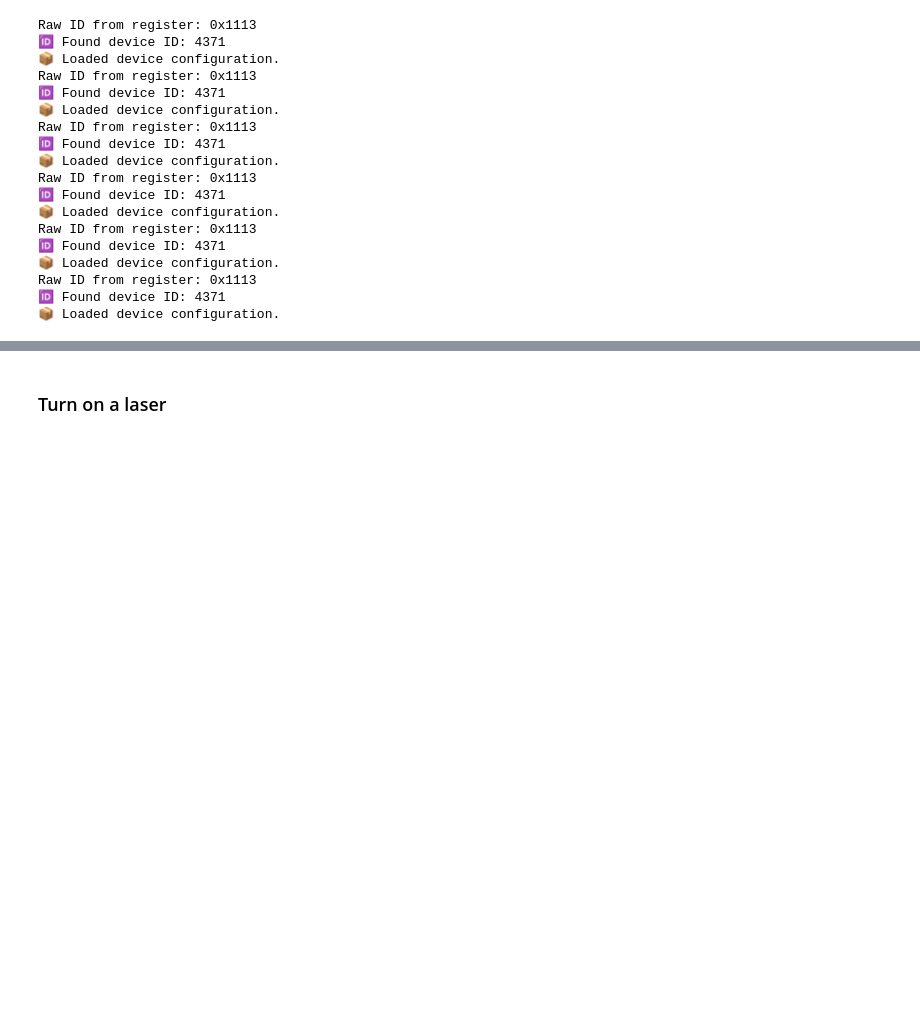
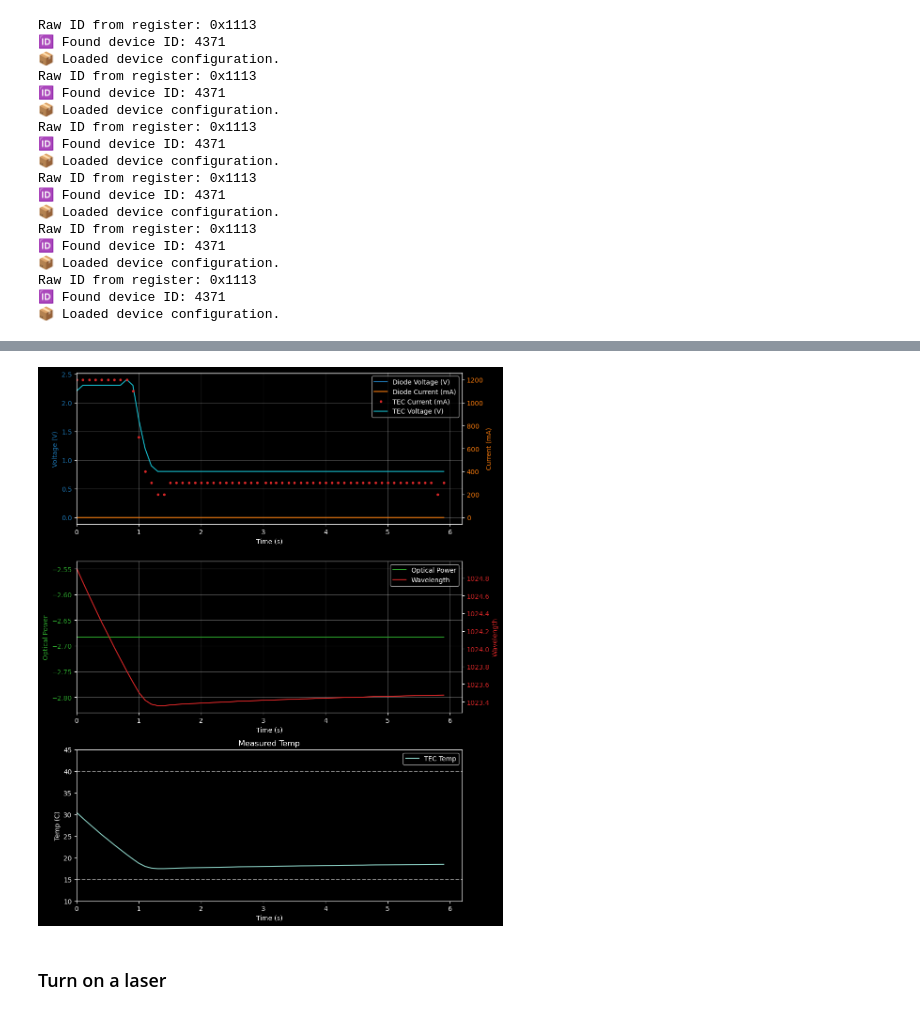
Before and after one commit to CaltechOpticalObservatories/hispec-fib, a Jupyter notebook: ait/photonic_testing/photonic_testing_template.ipynb, the cells around one changed output, grey strips where cells are left out. Cells and saved outputs as stored; diff of their text form; code cells hidden in the pictures; blank space fills up the shorter version.

```diff
--- a/ait/photonic_testing/photonic_testing_template.ipynb
+++ b/ait/photonic_testing/photonic_testing_template.ipynb
@@ -51,3 +233,8 @@ Programming limits for 2330, Maiman driver: S/N 8226...
+# %%
+x=data.get_data()
+plot_tuning_data(lasers[ln].laser_properties, x)
+# %% [output]
+[figure, added]
 # %% [markdown]
 ### Turn on a laser
 # %%
```
Also changed, not shown: parts of 28 cells of this notebook.
